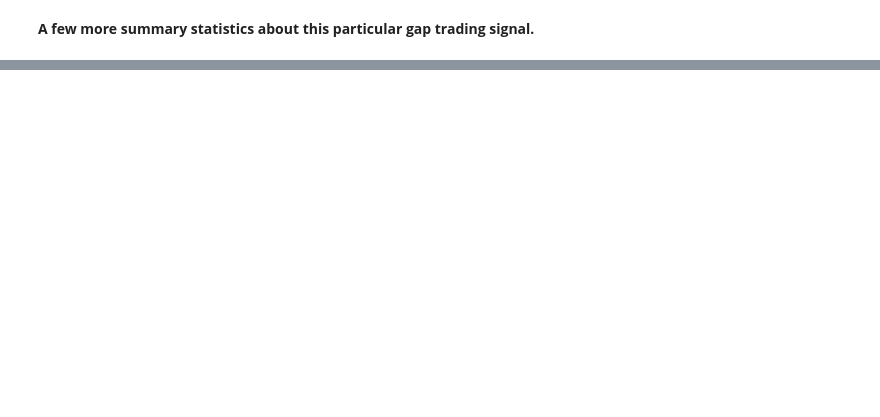
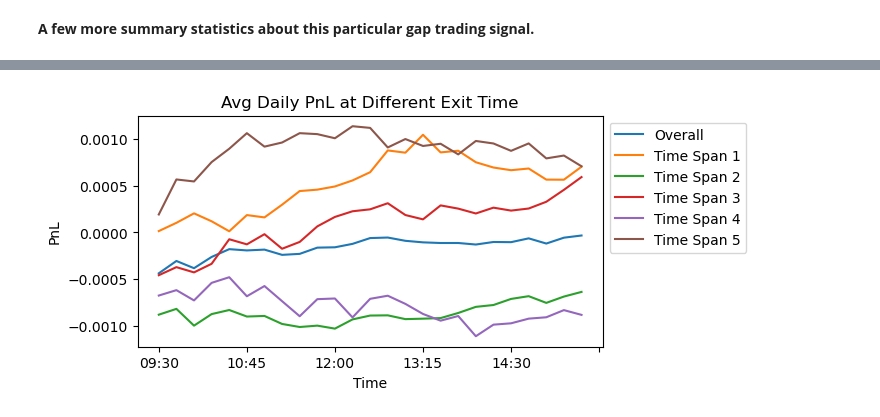
Before and after one commit to shaoyuliu98/Quantitative-Research, a Jupyter notebook: Gap Trading Intraday Return Analysis.ipynb, the cells around one changed output, grey strips where cells are left out. Drawn from its saved outputs; the diff is of its cells as text; code cells hidden in the pictures; blank space fills up the shorter version.

```diff
--- a/Gap Trading Intraday Return Analysis.ipynb
+++ b/Gap Trading Intraday Return Analysis.ipynb
@@ -225,0 +236,3 @@ print(tabulate(pd.concat([close_pnl_strat_all_metrics,close_pnl_strat_lt2012_met
+# %%
+pnl_exit = pnl.loc[pnl['Time']!='15:45'].dropna().pivot_table(index=['Date','Ticker'],columns='Time',values='Strat_Pnl')
+pnl_exit.head(10)
@@ -225,0 +255,16 @@ print(tabulate(pd.concat([close_pnl_strat_all_metrics,close_pnl_strat_lt2012_met
+# %%
+pnl_exit_sum = pd.DataFrame()
+pnl_exit_sum['Overall'] = pnl_exit.groupby('Date').mean().mean()
+pnl_exit_sum['Time Span 1'] = pnl_exit.loc[:'2011-12-31'].groupby('Date').mean().mean()
+pnl_exit_sum['Time Span 2'] = pnl_exit.loc['2012-01-01':'2015-12-31'].groupby('Date').mean().mean()
+pnl_exit_sum['Time Span 3'] = pnl_exit.loc['2016-01-01':'2017-12-31'].groupby('Date').mean().mean()
+pnl_exit_sum['Time Span 4'] = pnl_exit.loc['2018-01-01':'2020-05-31'].groupby('Date').mean().mean()
+pnl_exit_sum['Time Span 5'] = pnl_exit.loc['2020-06-01':].groupby('Date').mean().mean()
+
+pnl_exit_sum.plot(figsize=(6,3))
+plt.legend(bbox_to_anchor=(1,1))
+plt.ylabel('PnL')
+plt.title('Avg Daily PnL at Different Exit Time')
+plt.show()
+# %% [output]
+[figure, added]
```
Also changed, not shown: parts of 14 cells of this notebook.
